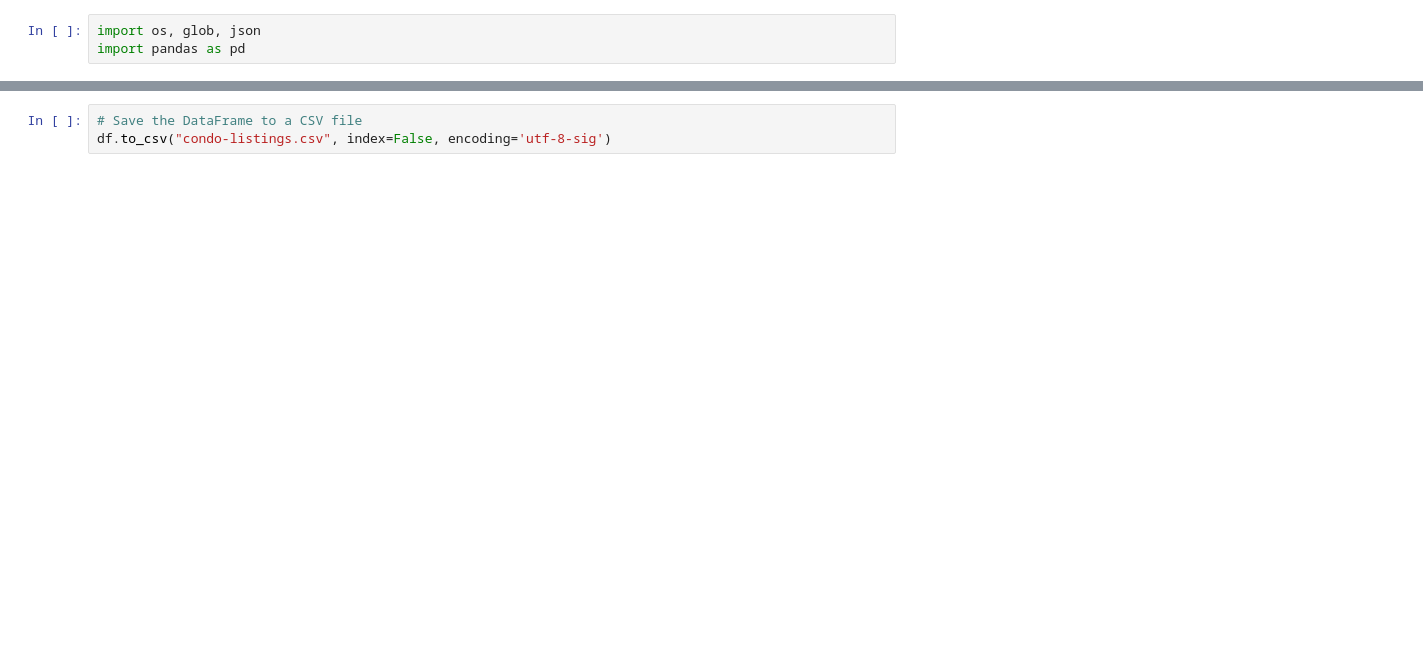
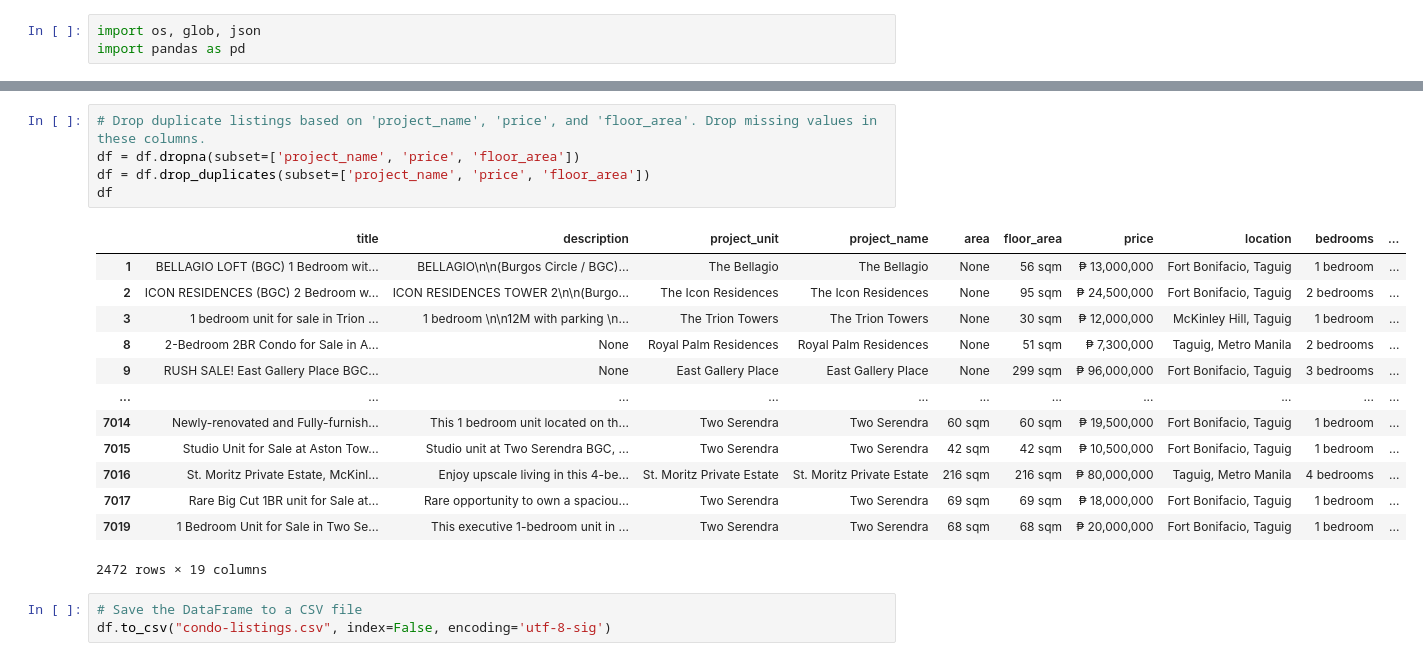
Before and after one commit to darryl-john/condo-amenity-proximity, a Jupyter notebook: data-clean-listings.ipynb, the cells around one changed output, grey strips where cells are left out. Saved outputs shown, nothing was run; the diff lists cells and outputs as text; blank space fills up the shorter version.

```diff
--- a/data-clean-listings.ipynb
+++ b/data-clean-listings.ipynb
@@ -39,3 +47,22 @@ df
+# %%
+# Drop duplicate listings based on 'project_name', 'price', and 'floor_area'. Drop missing values in these columns.
+df = df.dropna(subset=['project_name', 'price', 'floor_area'])
+df = df.drop_duplicates(subset=['project_name', 'price', 'floor_area'])
+df
+# %% [output]
+|  | title | description | project_unit | project_name | area | floor_area | price | location | bedrooms | ... |
+| 1 | BELLAGIO LOFT (BGC) 1 Bedroom wit... | BELLAGIO\n\n(Burgos Circle / BGC)... | The Bellagio | The Bellagio | None | 56 sqm | ₱ 13,000,000 | Fort Bonifacio, Taguig | 1 bedroom | ... |
+| 2 | ICON RESIDENCES (BGC) 2 Bedroom w... | ICON RESIDENCES TOWER 2\n\n(Burgo... | The Icon Residences | The Icon Residences | None | 95 sqm | ₱ 24,500,000 | Fort Bonifacio, Taguig | 2 bedrooms | ... |
+| 3 | 1 bedroom unit for sale in Trion ... | 1 bedroom \n\n12M with parking \n... | The Trion Towers | The Trion Towers | None | 30 sqm | ₱ 12,000,000 | McKinley Hill, Taguig | 1 bedroom | ... |
+| 8 | 2-Bedroom 2BR Condo for Sale in A... | None | Royal Palm Residences | Royal Palm Residences | None | 51 sqm | ₱ 7,300,000 | Taguig, Metro Manila | 2 bedrooms | ... |
+| 9 | RUSH SALE! East Gallery Place BGC... | None | East Gallery Place | East Gallery Place | None | 299 sqm | ₱ 96,000,000 | Fort Bonifacio, Taguig | 3 bedrooms | ... |
+| ... | ... | ... | ... | ... | ... | ... | ... | ... | ... | ... |
+| 7014 | Newly-renovated and Fully-furnish... | This 1 bedroom unit located on th... | Two Serendra | Two Serendra | 60 sqm | 60 sqm | ₱ 19,500,000 | Fort Bonifacio, Taguig | 1 bedroom | ... |
+| 7015 | Studio Unit for Sale at Aston Tow... | Studio unit at Two Serendra BGC, ... | Two Serendra | Two Serendra | 42 sqm | 42 sqm | ₱ 10,500,000 | Fort Bonifacio, Taguig | 1 bedroom | ... |
+| 7016 | St. Moritz Private Estate, McKinl... | Enjoy upscale living in this 4-be... | St. Moritz Private Estate | St. Moritz Private Estate | 216 sqm | 216 sqm | ₱ 80,000,000 | Taguig, Metro Manila | 4 bedrooms | ... |
+| 7017 | Rare Big Cut 1BR unit for Sale at... | Rare opportunity to own a spaciou... | Two Serendra | Two Serendra | 69 sqm | 69 sqm | ₱ 18,000,000 | Fort Bonifacio, Taguig | 1 bedroom | ... |
+| 7019 | 1 Bedroom Unit for Sale in Two Se... | This executive 1-bedroom unit in ... | Two Serendra | Two Serendra | 68 sqm | 68 sqm | ₱ 20,000,000 | Fort Bonifacio, Taguig | 1 bedroom | ... |
+2472 rows × 19 columns
 # %%
 # Save the DataFrame to a CSV file
 df.to_csv("condo-listings.csv", index=False, encoding='utf-8-sig')
```
Also changed, not shown: parts of 2 cells of this notebook, 38 other files.
